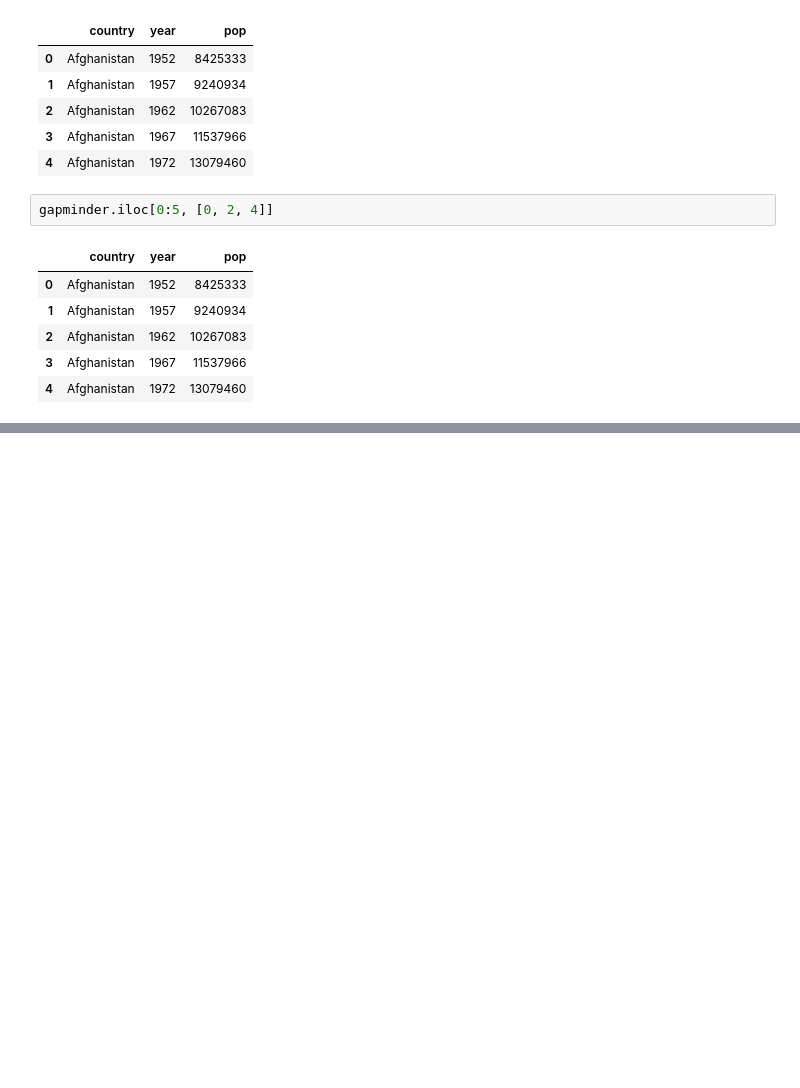
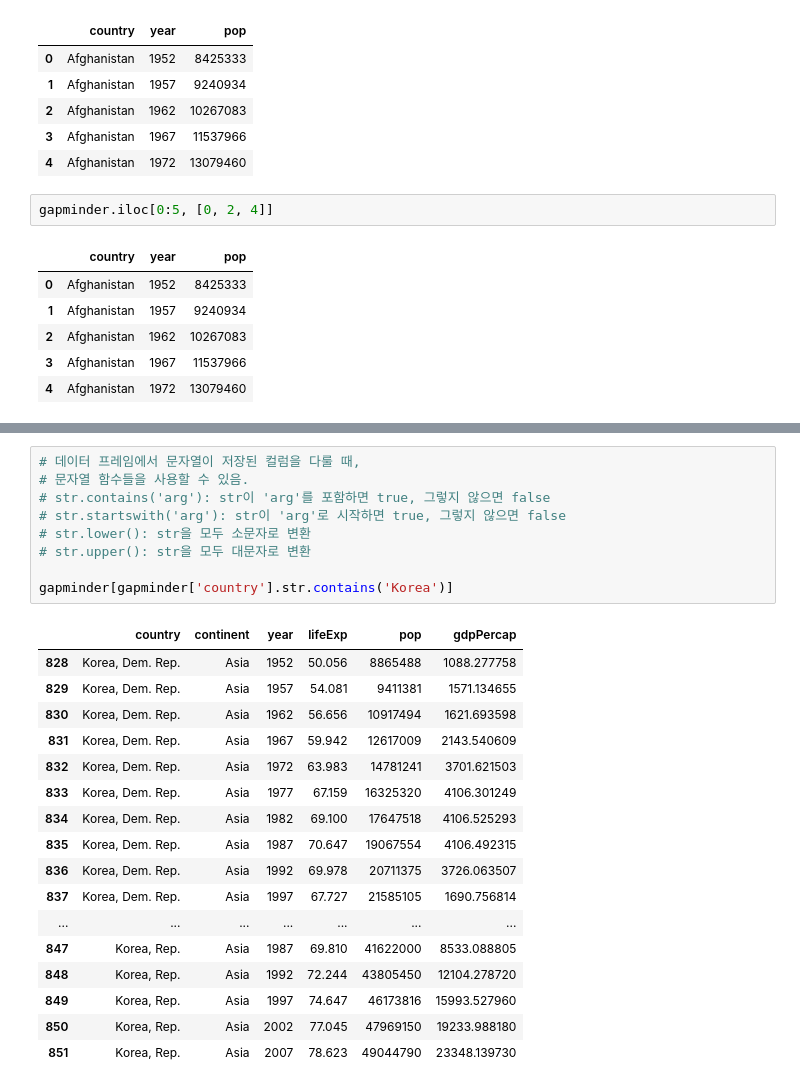
Before and after one commit to JakeOh/202103_itw_pyda_wkd, a Jupyter notebook: da08_dataframe.ipynb, the cells around one changed output, grey strips where cells are left out. Drawn from its saved outputs; the diff is of its cells as text; blank space fills up the shorter version.

```diff
--- a/da08_dataframe.ipynb
+++ b/da08_dataframe.ipynb
@@ -173,0 +286,27 @@ gapminder.iloc[0:5, [0, 2, 4]]
+# %%
+# 데이터 프레임에서 문자열이 저장된 컬럼을 다룰 때,
+# 문자열 함수들을 사용할 수 있음.
+# str.contains('arg'): str이 'arg'를 포함하면 true, 그렇지 않으면 false
+# str.startswith('arg'): str이 'arg'로 시작하면 true, 그렇지 않으면 false
+# str.lower(): str을 모두 소문자로 변환
+# str.upper(): str을 모두 대문자로 변환
+
+gapminder[gapminder['country'].str.contains('Korea')]
+# %% [output]
+|  | country | continent | year | lifeExp | pop | gdpPercap |
+| 828 | Korea, Dem. Rep. | Asia | 1952 | 50.056 | 8865488 | 1088.277758 |
+| 829 | Korea, Dem. Rep. | Asia | 1957 | 54.081 | 9411381 | 1571.134655 |
+| 830 | Korea, Dem. Rep. | Asia | 1962 | 56.656 | 10917494 | 1621.693598 |
+| 831 | Korea, Dem. Rep. | Asia | 1967 | 59.942 | 12617009 | 2143.540609 |
+| 832 | Korea, Dem. Rep. | Asia | 1972 | 63.983 | 14781241 | 3701.621503 |
+| 833 | Korea, Dem. Rep. | Asia | 1977 | 67.159 | 16325320 | 4106.301249 |
+| 834 | Korea, Dem. Rep. | Asia | 1982 | 69.100 | 17647518 | 4106.525293 |
+| 835 | Korea, Dem. Rep. | Asia | 1987 | 70.647 | 19067554 | 4106.492315 |
+| 836 | Korea, Dem. Rep. | Asia | 1992 | 69.978 | 20711375 | 3726.063507 |
+| 837 | Korea, Dem. Rep. | Asia | 1997 | 67.727 | 21585105 | 1690.756814 |
+| ... | ... | ... | ... | ... | ... | ... |
+| 847 | Korea, Rep. | Asia | 1987 | 69.810 | 41622000 | 8533.088805 |
+| 848 | Korea, Rep. | Asia | 1992 | 72.244 | 43805450 | 12104.278720 |
+| 849 | Korea, Rep. | Asia | 1997 | 74.647 | 46173816 | 15993.527960 |
+| 850 | Korea, Rep. | Asia | 2002 | 77.045 | 47969150 | 19233.988180 |
+| 851 | Korea, Rep. | Asia | 2007 | 78.623 | 49044790 | 23348.139730 |
```
Also changed, not shown: parts of 34 cells of this notebook.
